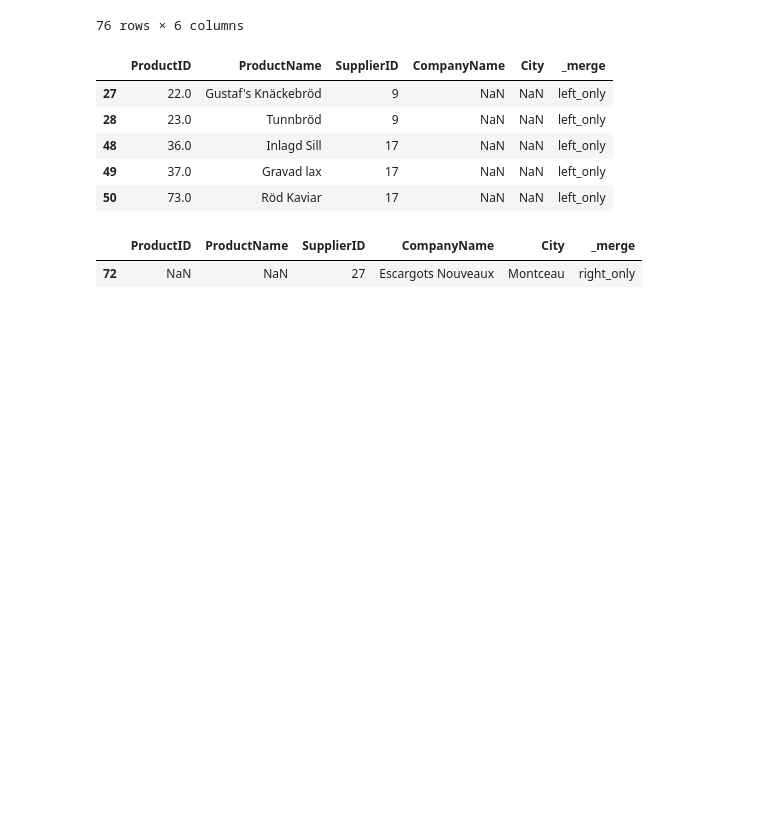
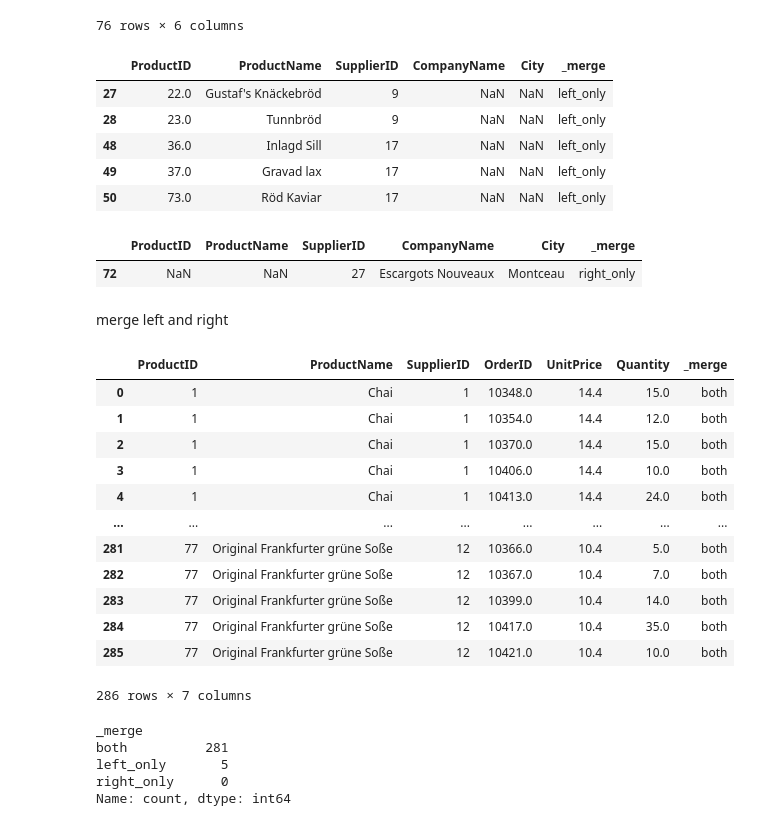
Before and after one commit to Szafranerio/Data_InDepth, a Jupyter notebook: Pandas/Pandas_Joining_Merge_Conncat.ipynb, the cells around one changed output. Cells and saved outputs as stored; diff of their text form; code cells hidden in the pictures; blank space fills up the shorter version.

```diff
--- a/Pandas/Pandas_Joining_Merge_Conncat.ipynb
+++ b/Pandas/Pandas_Joining_Merge_Conncat.ipynb
@@ -383,3 +383,33 @@ prod_and_sup_outer[filter]
 # %% [output]
 |  | ProductID | ProductName | SupplierID | CompanyName | City | _merge |
 | 72 | NaN | NaN | 27 | Escargots Nouveaux | Montceau | right_only |
+# %% [markdown]
+merge left and right
+# %%
+orderdProducts = pd.read_csv('./data/northwind-mongo-master/order-details_del.csv', usecols=['OrderID', 'ProductID', 'UnitPrice', 'Quantity'])
+products = pd.read_csv('./data/northwind-mongo-master/products_del_1.csv', usecols=['ProductID', 'ProductName', 'SupplierID'])
+# %%
+merged = products.merge(orderdProducts, on='ProductID', how='left', indicator=True)
+merged
+# %% [output]
+|  | ProductID | ProductName | SupplierID | OrderID | UnitPrice | Quantity | _merge |
+| 0 | 1 | Chai | 1 | 10348.0 | 14.4 | 15.0 | both |
+| 1 | 1 | Chai | 1 | 10354.0 | 14.4 | 12.0 | both |
+| 2 | 1 | Chai | 1 | 10370.0 | 14.4 | 15.0 | both |
+| 3 | 1 | Chai | 1 | 10406.0 | 14.4 | 10.0 | both |
+| 4 | 1 | Chai | 1 | 10413.0 | 14.4 | 24.0 | both |
+| ... | ... | ... | ... | ... | ... | ... | ... |
+| 281 | 77 | Original Frankfurter grüne Soße | 12 | 10366.0 | 10.4 | 5.0 | both |
+| 282 | 77 | Original Frankfurter grüne Soße | 12 | 10367.0 | 10.4 | 7.0 | both |
+| 283 | 77 | Original Frankfurter grüne Soße | 12 | 10399.0 | 10.4 | 14.0 | both |
+| 284 | 77 | Original Frankfurter grüne Soße | 12 | 10417.0 | 10.4 | 35.0 | both |
+| 285 | 77 | Original Frankfurter grüne Soße | 12 | 10421.0 | 10.4 | 10.0 | both |
+286 rows × 7 columns
+# %%
+merged['_merge'].value_counts()
+# %% [output]
+_merge
+both          281
+left_only       5
+right_only      0
+Name: count, dtype: int64
```
Also changed, not shown: parts of 22 cells of this notebook.
